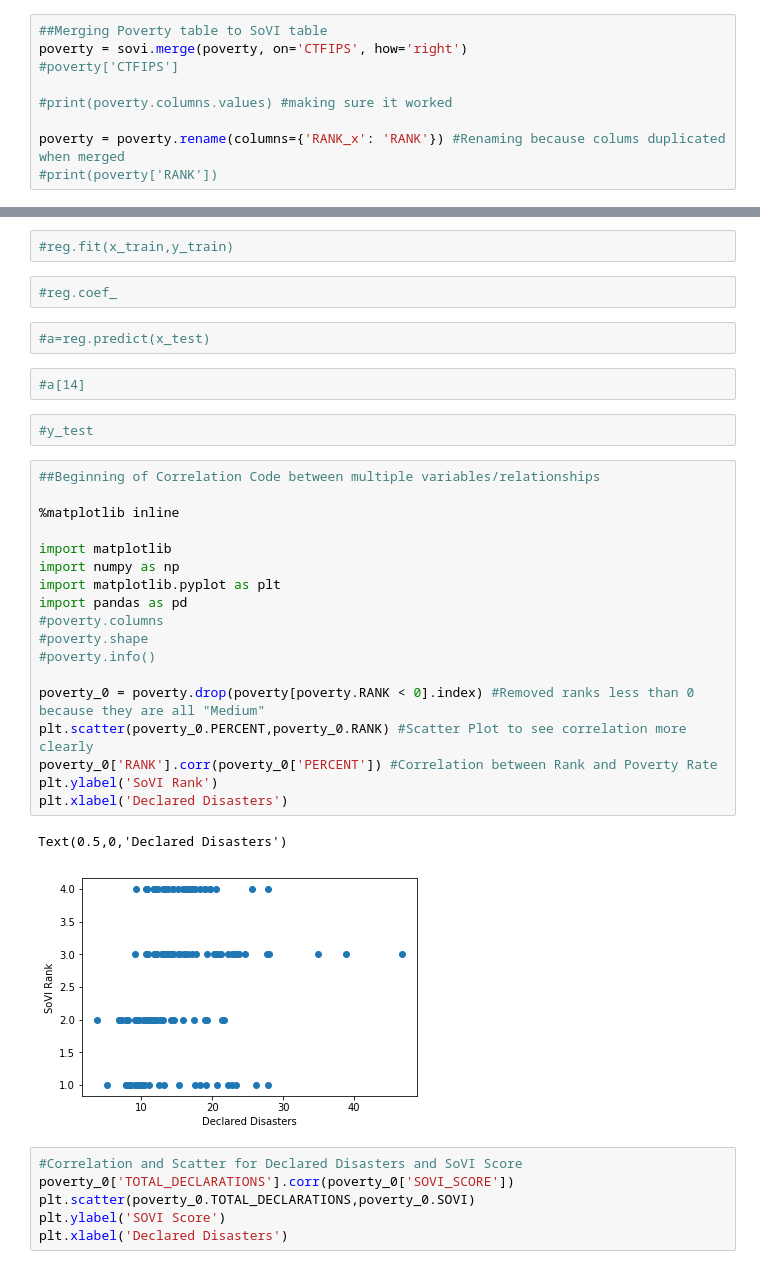
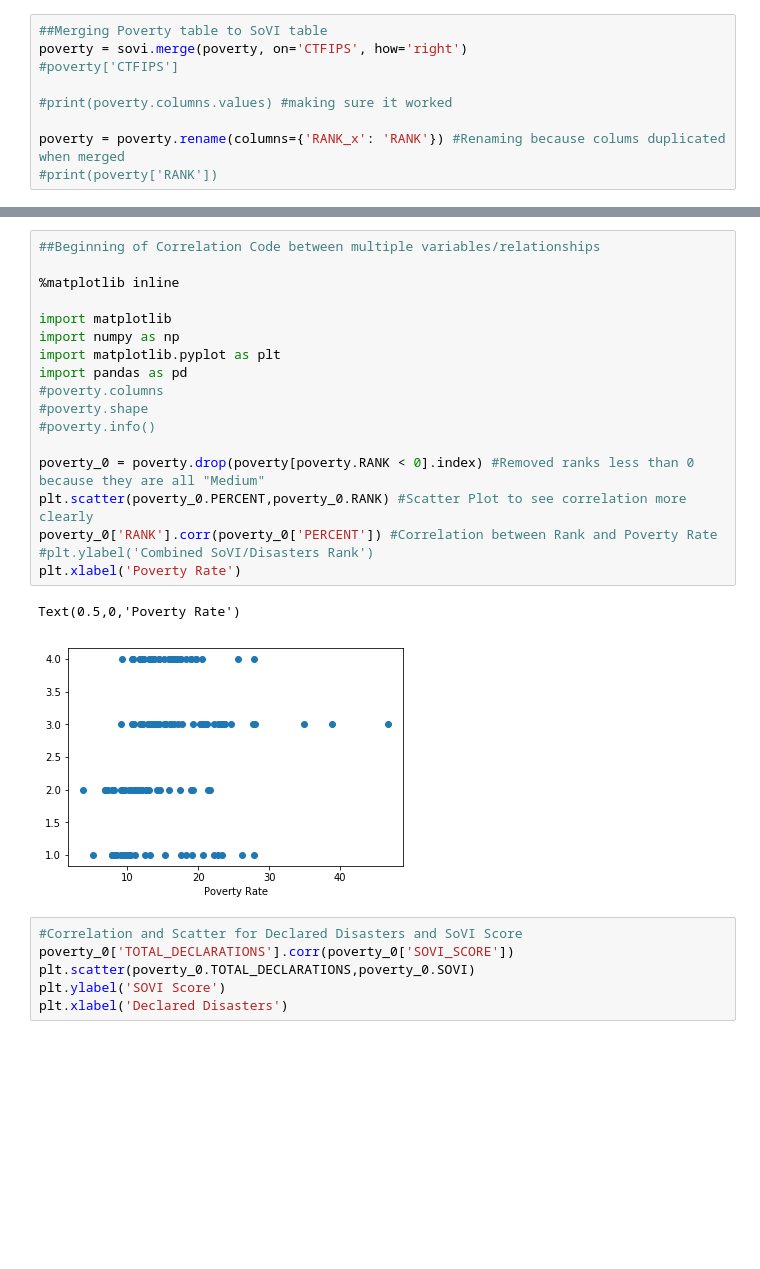
Before and after one commit to Group4geog458/Final_Project, a Jupyter notebook: Final_Project_Sean.ipynb, the cells around one changed output, grey strips where cells are left out. Drawn from its saved outputs; the diff is of its cells as text; blank space fills up the shorter version.

```diff
--- a/Final_Project_Sean.ipynb
+++ b/Final_Project_Sean.ipynb
@@ -169,34 +167,24 @@ poverty = poverty.rename(columns={'RANK_x': 'RANK'}) #Renaming because colums du
-# %%
-#reg.fit(x_train,y_train)
-# %%
-#reg.coef_
-# %%
-#a=reg.predict(x_test)
-# %%
-#a[14]
-# %%
-#y_test
 # %%
 ##Beginning of Correlation Code between multiple variables/relationships
 
 %matplotlib inline
 
 import matplotlib
 import numpy as np
 import matplotlib.pyplot as plt
 import pandas as pd
 #poverty.columns
 #poverty.shape
 #poverty.info()
 
 poverty_0 = poverty.drop(poverty[poverty.RANK < 0].index) #Removed ranks less than 0 because they are all "Medium"
 plt.scatter(poverty_0.PERCENT,poverty_0.RANK) #Scatter Plot to see correlation more clearly
 poverty_0['RANK'].corr(poverty_0['PERCENT']) #Correlation between Rank and Poverty Rate
-plt.ylabel('SoVI Rank')
-plt.xlabel('Declared Disasters')
+#plt.ylabel('Combined SoVI/Disasters Rank')
+plt.xlabel('Poverty Rate')
 # %% [output]
-Text(0.5,0,'Declared Disasters')
+Text(0.5,0,'Poverty Rate')
-[figure, old version]
+[figure, new version]
 # %%
 #Correlation and Scatter for Declared Disasters and SoVI Score
 poverty_0['TOTAL_DECLARATIONS'].corr(poverty_0['SOVI_SCORE'])
```
Also changed, not shown: parts of 9 cells of this notebook, 3 other files.
